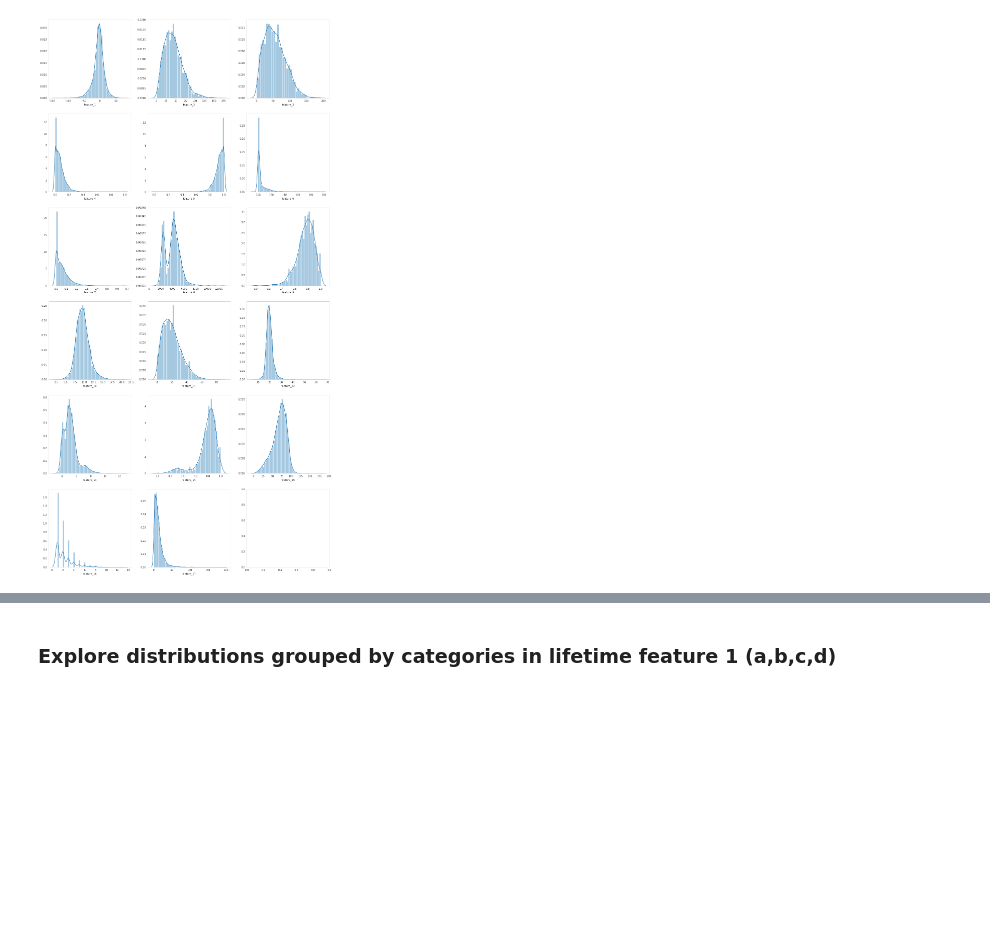
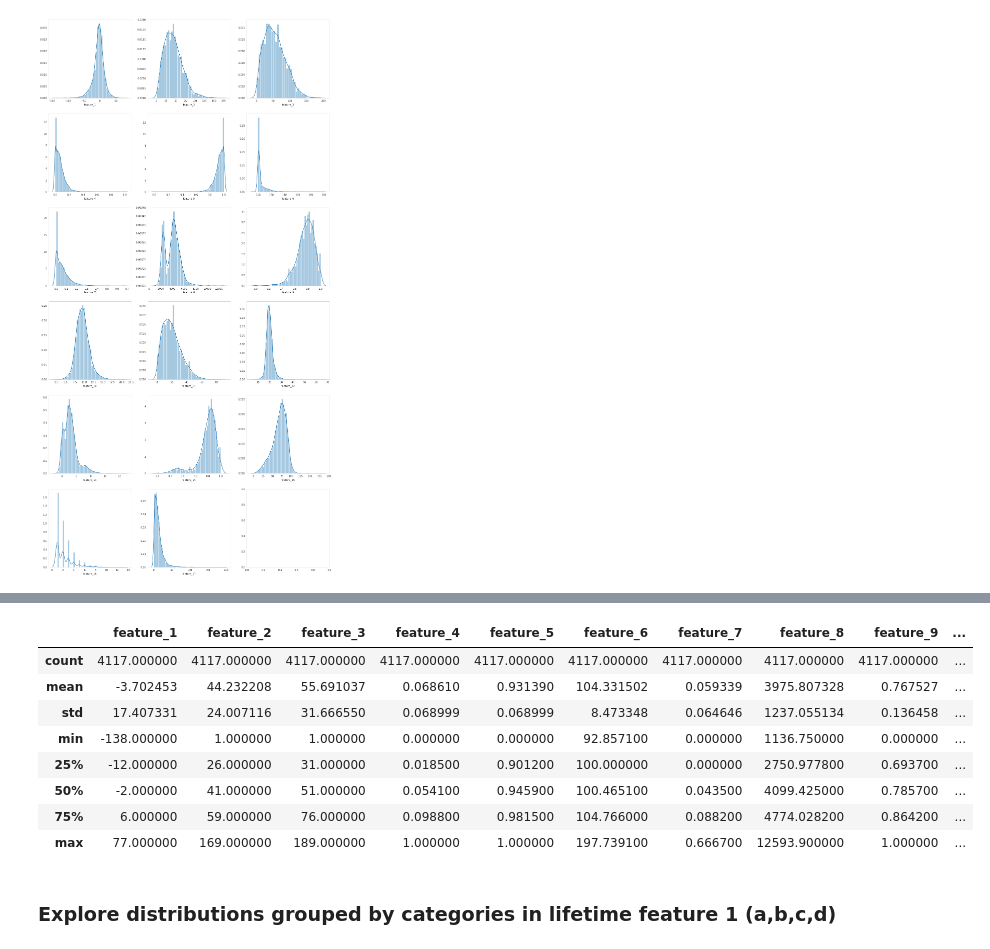
Before and after one commit to vitalv/courier, a Jupyter notebook: courier.ipynb, the cells around one changed output, grey strips where cells are left out. Saved outputs shown, nothing was run; the diff lists cells and outputs as text; code cells hidden in the pictures; blank space fills up the shorter version.

```diff
--- a/courier.ipynb
+++ b/courier.ipynb
@@ -40,3 +55,15 @@ lifetime.loc[outliers_ix, 'feature_2'] = np.NaN
+# %%
+weekly[weekly.columns[2:]].describe()
+# %% [output]
+|  | feature_1 | feature_2 | feature_3 | feature_4 | feature_5 | feature_6 | feature_7 | feature_8 | feature_9 | ... |
+| count | 4117.000000 | 4117.000000 | 4117.000000 | 4117.000000 | 4117.000000 | 4117.000000 | 4117.000000 | 4117.000000 | 4117.000000 | ... |
+| mean | -3.702453 | 44.232208 | 55.691037 | 0.068610 | 0.931390 | 104.331502 | 0.059339 | 3975.807328 | 0.767527 | ... |
+| std | 17.407331 | 24.007116 | 31.666550 | 0.068999 | 0.068999 | 8.473348 | 0.064646 | 1237.055134 | 0.136458 | ... |
+| min | -138.000000 | 1.000000 | 1.000000 | 0.000000 | 0.000000 | 92.857100 | 0.000000 | 1136.750000 | 0.000000 | ... |
+| 25% | -12.000000 | 26.000000 | 31.000000 | 0.018500 | 0.901200 | 100.000000 | 0.000000 | 2750.977800 | 0.693700 | ... |
+| 50% | -2.000000 | 41.000000 | 51.000000 | 0.054100 | 0.945900 | 100.465100 | 0.043500 | 4099.425000 | 0.785700 | ... |
+| 75% | 6.000000 | 59.000000 | 76.000000 | 0.098800 | 0.981500 | 104.766000 | 0.088200 | 4774.028200 | 0.864200 | ... |
+| max | 77.000000 | 169.000000 | 189.000000 | 1.000000 | 1.000000 | 197.739100 | 0.666700 | 12593.900000 | 1.000000 | ... |
 # %% [markdown]
 ### Explore distributions grouped by categories in lifetime feature 1 (a,b,c,d)
 # %%
```
Also changed, not shown: parts of 17 cells of this notebook, 1 other file.
